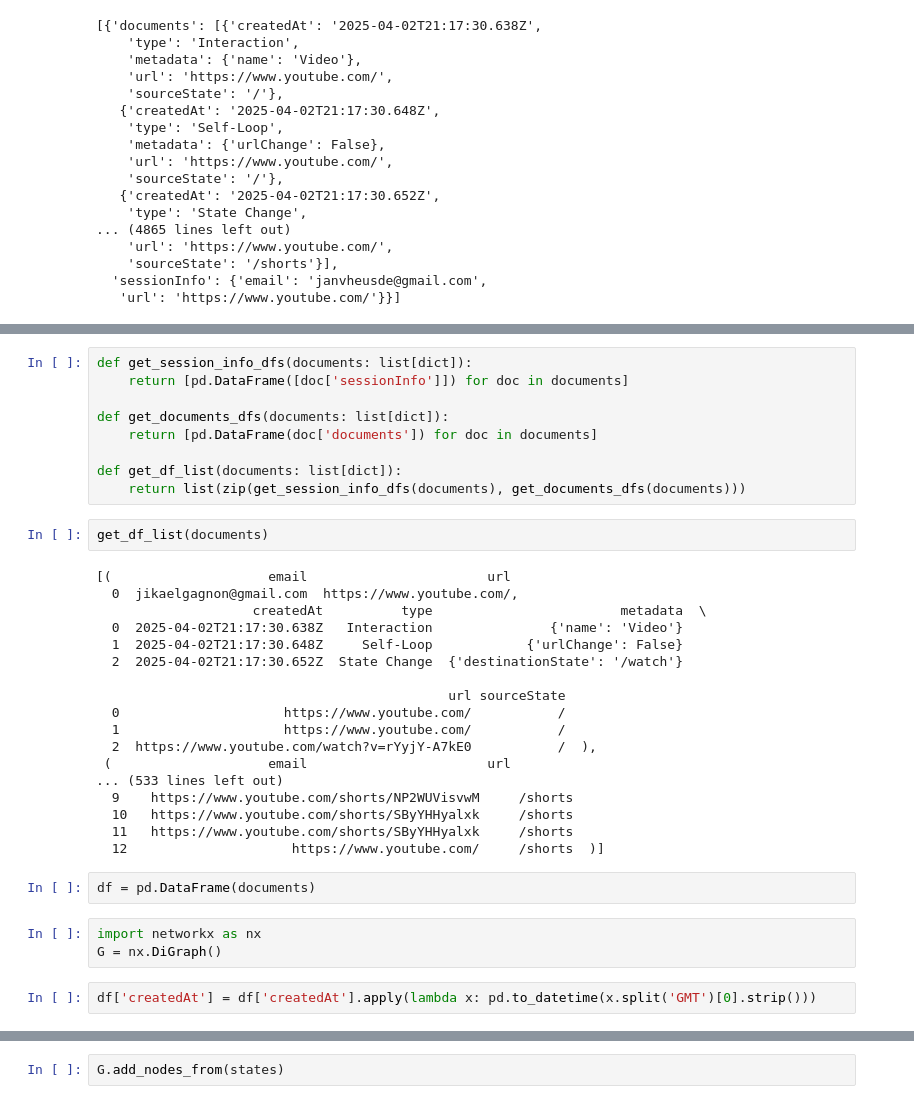
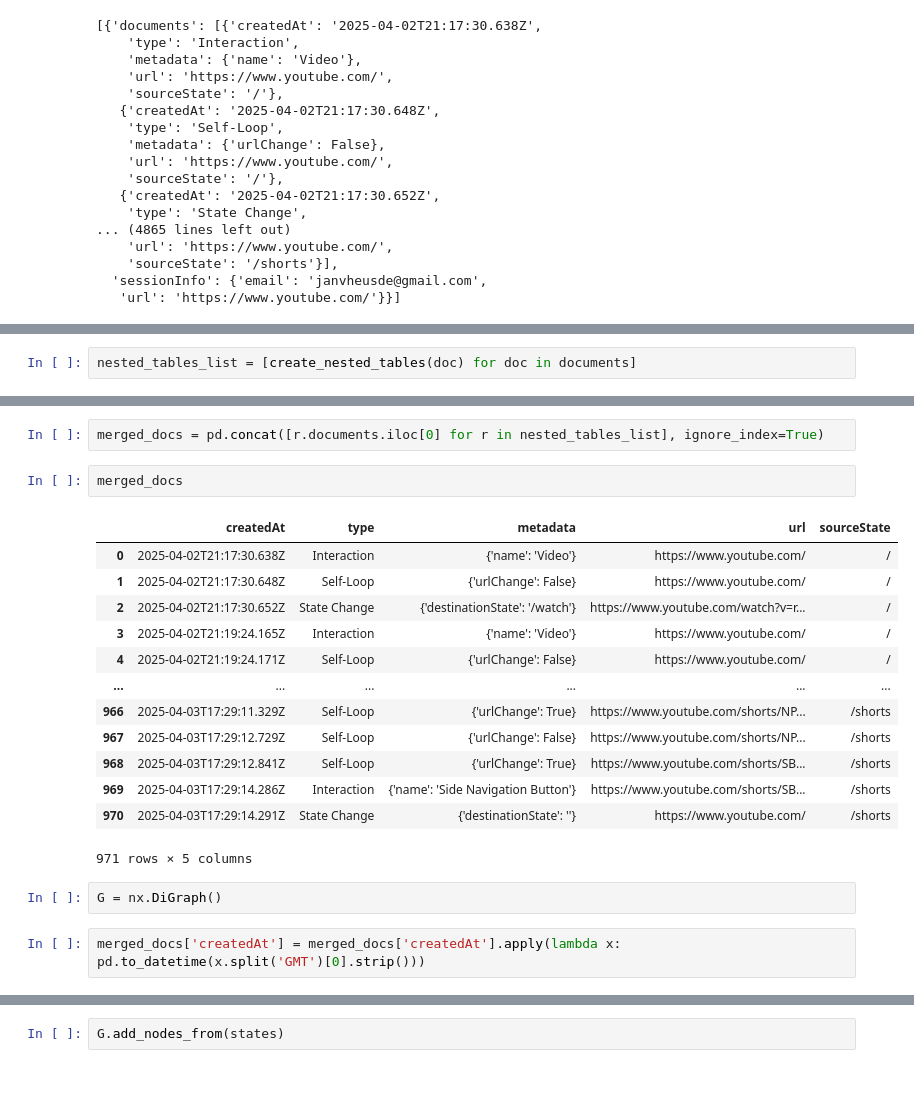
Before and after one commit to jikaelgagnon/interactor, a Jupyter notebook: markov_playground.ipynb, the cells around one changed output, grey strips where cells are left out. Cells and saved outputs as stored; diff of their text form.

```diff
--- a/markov_playground.ipynb
+++ b/markov_playground.ipynb
@@ -42,0 +45,2 @@ documents
+# %%
+nested_tables_list = [create_nested_tables(doc) for doc in documents]
@@ -99,36 +61,22 @@ documents[0]
-# %%
-def get_session_info_dfs(documents: list[dict]):
-    return [pd.DataFrame([doc['sessionInfo']]) for doc in documents]
-
-def get_documents_dfs(documents: list[dict]):
-    return [pd.DataFrame(doc['documents']) for doc in documents]
-
-def get_df_list(documents: list[dict]):
-    return list(zip(get_session_info_dfs(documents), get_documents_dfs(documents)))
-# %%
-get_df_list(documents)
-# %% [output]
-[(                    email                       url
-  0  jikaelgagnon@gmail.com  https://www.youtube.com/,
-                    createdAt          type                        metadata  \
-  0  2025-04-02T21:17:30.638Z   Interaction               {'name': 'Video'}
-  1  2025-04-02T21:17:30.648Z     Self-Loop            {'urlChange': False}
-  2  2025-04-02T21:17:30.652Z  State Change  {'destinationState': '/watch'}
-
-                                             url sourceState
-  0                     https://www.youtube.com/           /
-  1                     https://www.youtube.com/           /
-  2  https://www.youtube.com/watch?v=rYyjY-A7kE0           /  ),
- (                    email                       url
-... (533 lines left out)
-  9    https://www.youtube.com/shorts/NP2WUVisvwM     /shorts
-  10   https://www.youtube.com/shorts/SByYHHyalxk     /shorts
-  11   https://www.youtube.com/shorts/SByYHHyalxk     /shorts
-  12                     https://www.youtube.com/     /shorts  )]
-# %%
-df = pd.DataFrame(documents)
-# %%
-import networkx as nx
-G = nx.DiGraph()
+# %%
+merged_docs = pd.concat([r.documents.iloc[0] for r in nested_tables_list], ignore_index=True)
+# %%
+merged_docs
+# %% [output]
+|  | createdAt | type | metadata | url | sourceState |
+| 0 | 2025-04-02T21:17:30.638Z | Interaction | {'name': 'Video'} | https://www.youtube.com/ | / |
+| 1 | 2025-04-02T21:17:30.648Z | Self-Loop | {'urlChange': False} | https://www.youtube.com/ | / |
+| 2 | 2025-04-02T21:17:30.652Z | State Change | {'destinationState': '/watch'} | https://www.youtube.com/watch?v=r... | / |
+| 3 | 2025-04-02T21:19:24.165Z | Interaction | {'name': 'Video'} | https://www.youtube.com/ | / |
+| 4 | 2025-04-02T21:19:24.171Z | Self-Loop | {'urlChange': False} | https://www.youtube.com/ | / |
+| ... | ... | ... | ... | ... | ... |
+| 966 | 2025-04-03T17:29:11.329Z | Self-Loop | {'urlChange': True} | https://www.youtube.com/shorts/NP... | /shorts |
+| 967 | 2025-04-03T17:29:12.729Z | Self-Loop | {'urlChange': False} | https://www.youtube.com/shorts/NP... | /shorts |
+| 968 | 2025-04-03T17:29:12.841Z | Self-Loop | {'urlChange': True} | https://www.youtube.com/shorts/SB... | /shorts |
+| 969 | 2025-04-03T17:29:14.286Z | Interaction | {'name': 'Side Navigation Button'} | https://www.youtube.com/shorts/SB... | /shorts |
+| 970 | 2025-04-03T17:29:14.291Z | State Change | {'destinationState': ''} | https://www.youtube.com/ | /shorts |
+971 rows × 5 columns
+# %%
+G = nx.DiGraph()
 # %%
-df['createdAt'] = df['createdAt'].apply(lambda x: pd.to_datetime(x.split('GMT')[0].strip()))
+merged_docs['createdAt'] = merged_docs['createdAt'].apply(lambda x: pd.to_datetime(x.split('GMT')[0].strip()))
```
Also changed, not shown: parts of 18 cells of this notebook.
